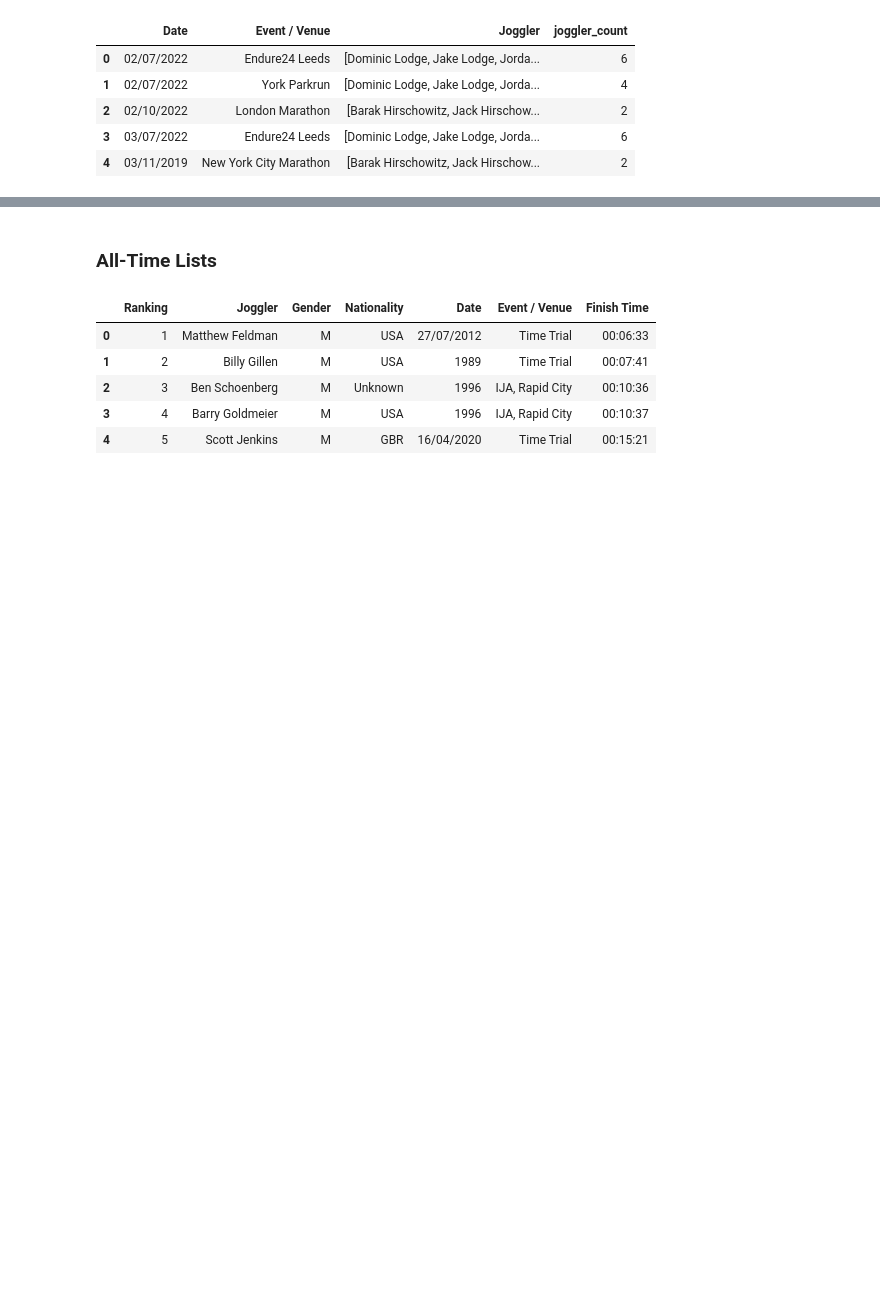
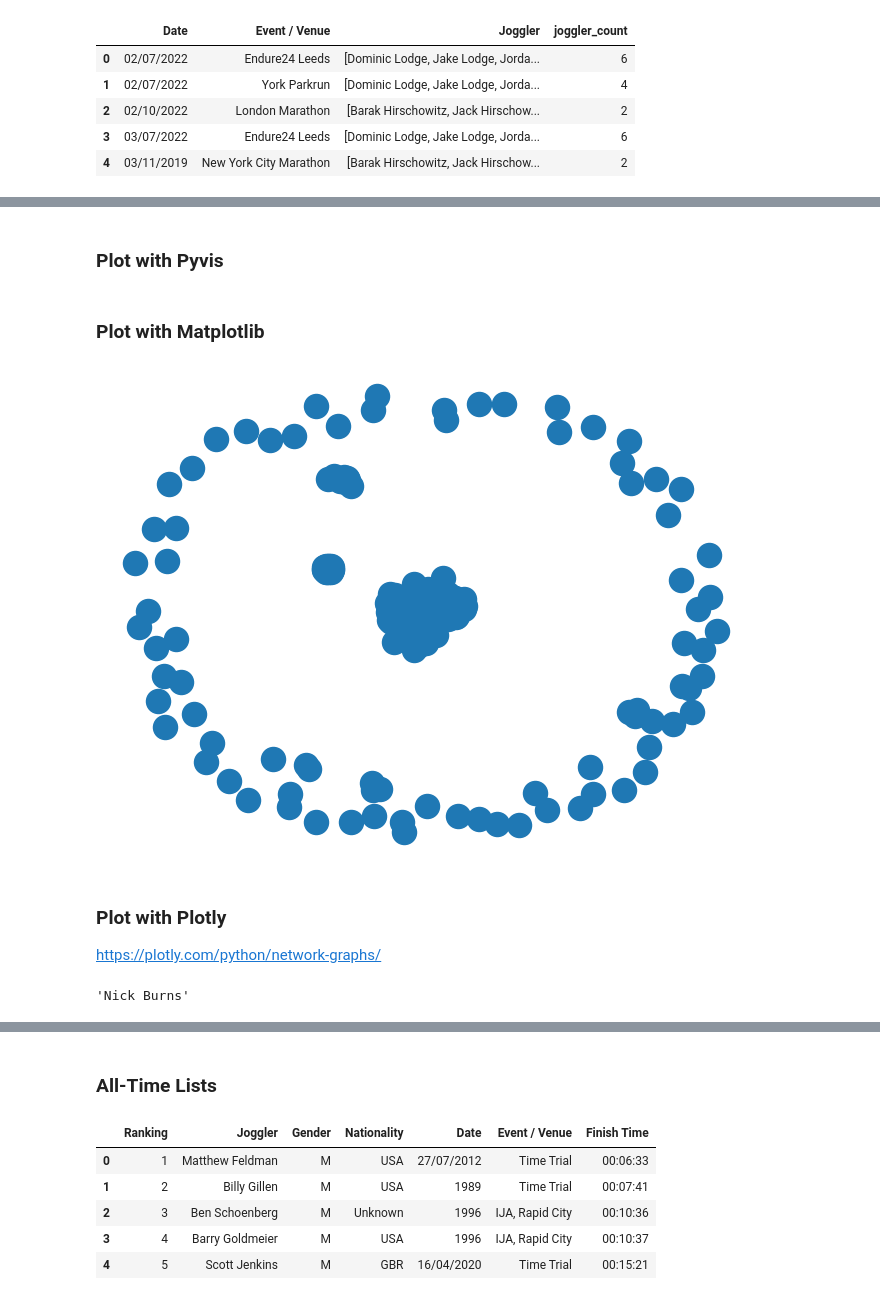
Before and after one commit to joggling-results/results, a Jupyter notebook: Analysis.ipynb, the cells around one changed output, grey strips where cells are left out. Saved outputs shown, nothing was run; the diff lists cells and outputs as text; code cells hidden in the pictures; blank space fills up the shorter version.

Commit message:
jogglers-netwrok-v1-complete

```diff
--- a/Analysis.ipynb
+++ b/Analysis.ipynb
@@ -56,18 +67,18 @@ joggled_together.head()# .sort_values('joggler_count',ascending=False)
 # %%
-net= Network()
+G = nx.Graph()
 
-# Create a node for each joggler
-net.add_nodes(jogglers)
-net.num_nodes()
+# Add nodes to G
+G.add_nodes_from(jogglers)
+# len(G.nodes()), G.nodes   # check nodes created
+
+# For each pair of jogglers in the joggled_together dataframe, count the number of occurances they have joggled together.
+# Create an edge in the graph, with weight equal to this number of occurance.
 
 # initialise empty array to store # occurance each pair of jogglers have joggled together
 together_count_array = np.zeros(shape=(len(jogglers),len(jogglers)))
 together_count_array
 
-# For each pair of jogglers in the joggled_together dataframe, count the number of occurances they have joggled together.
-# Create an edge in the graph, with weight equal to this number of occurance.
-
-# Loop over events
+# Loop over all events in which multiple jogglers have participated
 for i in range(len(joggled_together)):
     # Retrieve the list of jogglers at the event
     event_jogglers = joggled_together['Joggler'][i]
@@ -78,13 +89,10 @@ for i in range(len(joggled_together)):
         # Add 1 to the numpy row,col corresponding to each pair
         together_count_array[jogglers.index(pairs[j][0]),jogglers.index(pairs[j][1])] += 1
 
-# together_count_array
-
-# Add edges to graph
-
+# Add edges to G
 for i in range(together_count_array.shape[0]):
     for j in range(together_count_array.shape[1]):
         if together_count_array[i,j] >= 1:
-            net.add_edge(jogglers[i], jogglers[j], weight=together_count_array[i,j])
+            G.add_edge(jogglers[i], jogglers[j], weight=together_count_array[i,j])
         else:
             pass
@@ -95,0 +99,2 @@ AttributeError: 'NoneType' object has no attribute 'render'
+# %% [markdown]
+### Plot with Pyvis
@@ -95,0 +107,12 @@ AttributeError: 'NoneType' object has no attribute 'render'
+# %% [markdown]
+### Plot with Matplotlib
+# %%
+# Set layout of nodes
+pos = nx.spring_layout(G)
+nx.draw(G)
+# %% [output]
+[figure, added]
+# %% [markdown]
+### Plot with Plotly
+
+https://plotly.com/python/network-graphs/
@@ -95,0 +188,4 @@ AttributeError: 'NoneType' object has no attribute 'render'
+# %%
+jogglers[24]
+# %% [output]
+'Nick Burns'
```
Also changed, not shown: parts of 12 cells of this notebook, 6 other files.
